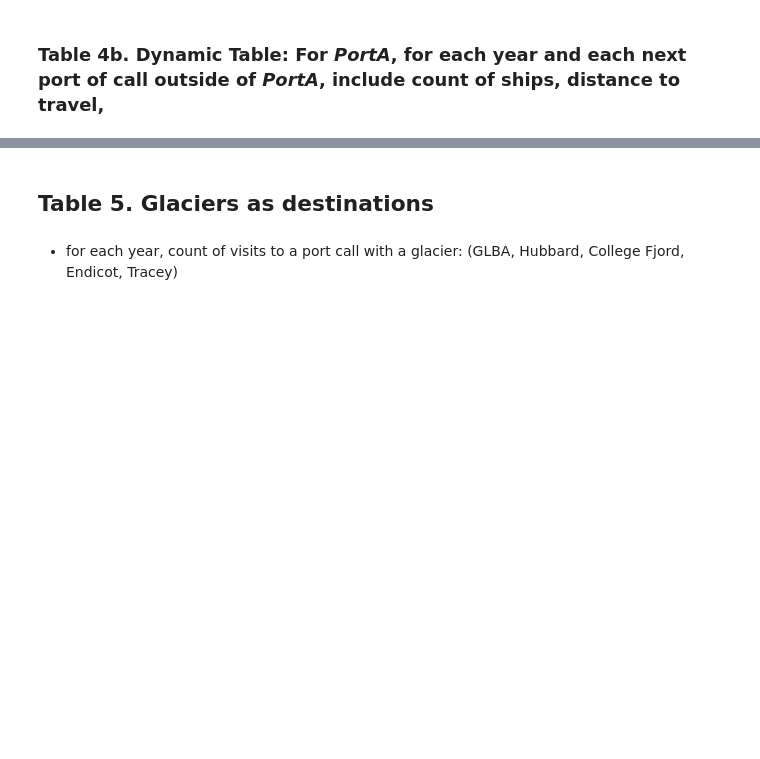
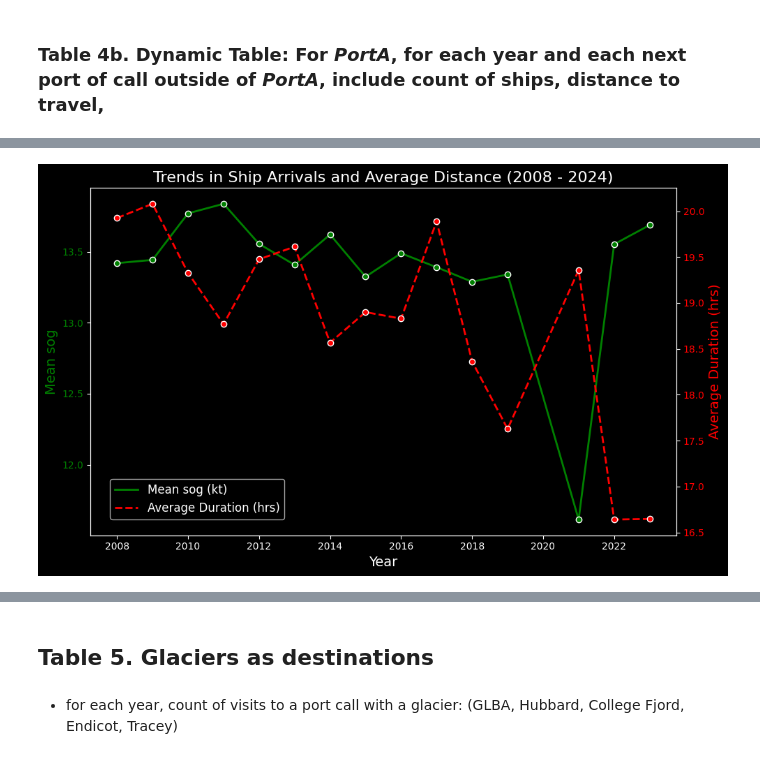
Before and after one commit to gebrady/shippy, a Jupyter notebook: tables_and_figures.ipynb, the cells around one changed output, grey strips where cells are left out. Saved outputs shown, nothing was run; the diff lists cells and outputs as text; code cells hidden in the pictures; blank space fills up the shorter version.

```diff
--- a/tables_and_figures.ipynb
+++ b/tables_and_figures.ipynb
@@ -505,0 +402,41 @@ t
+# %%
+import numpy as np
+attributed_claa_df['mean_sog'] = np.where(
+    attributed_claa_df['duration_hrs_mean'] != 0,  # Condition to avoid division by zero
+    attributed_claa_df['distance_nm_mean'] / attributed_claa_df['duration_hrs_mean'],  # Calculate mean_sog
+    np.nan  # Set to NaN if duration_hrs_mean is zero or NaN
+)
+
+# Display the updated DataFrame
+df_grouped = attributed_claa_df.groupby('year').agg({
+    'boatName': 'nunique',  # Count unique ships
+    'mean_sog': 'mean',  # Calculate average distance
+    'duration_hrs_mean' : 'mean'
+}).reset_index()
+
+plt.style.use('dark_background')  # Set dark mode
+
+fig, ax1 = plt.subplots(figsize=(10, 6))
+
+ax1.plot(df_grouped['year'], df_grouped['mean_sog'], color='green', label='Mean sog (kt)', linewidth=2)
+ax1.scatter(df_grouped['year'], df_grouped['mean_sog'], color='green', edgecolor='white', zorder=5)  # Adding points
+ax1.set_xlabel('Year', fontsize=14)
+ax1.set_ylabel('Mean sog', color='green', fontsize=14)
+ax1.tick_params(axis='y', labelcolor='green')
+ax2 = ax1.twinx()
+ax2.plot(df_grouped['year'], df_grouped['duration_hrs_mean'], color='red', label='Average Duration (hrs)', linewidth=2, linestyle='--')
+ax2.scatter(df_grouped['year'], df_grouped['duration_hrs_mean'], color='red', edgecolor='white', zorder=5)  # Adding points
+ax2.set_ylabel('Average Duration (hrs)', color='red', fontsize=14)
+ax2.tick_params(axis='y', labelcolor='red')
+
+
+plt.title('Trends in Ship Arrivals and Average Distance (2008 - 2024)', fontsize=16, color='white')
+ax1.grid(False)  # Turn off grid lines for the left y-axis
+ax2.grid(False)
+
+fig.legend(loc='lower left', bbox_to_anchor=(0.1, 0.13), fontsize=12)  # Adjust bbox_to_anchor to move legend
+
+plt.tight_layout()
+plt.show()
+# %% [output]
+[figure, added]
```
Also changed, not shown: parts of 35 cells of this notebook, 1 other file.
